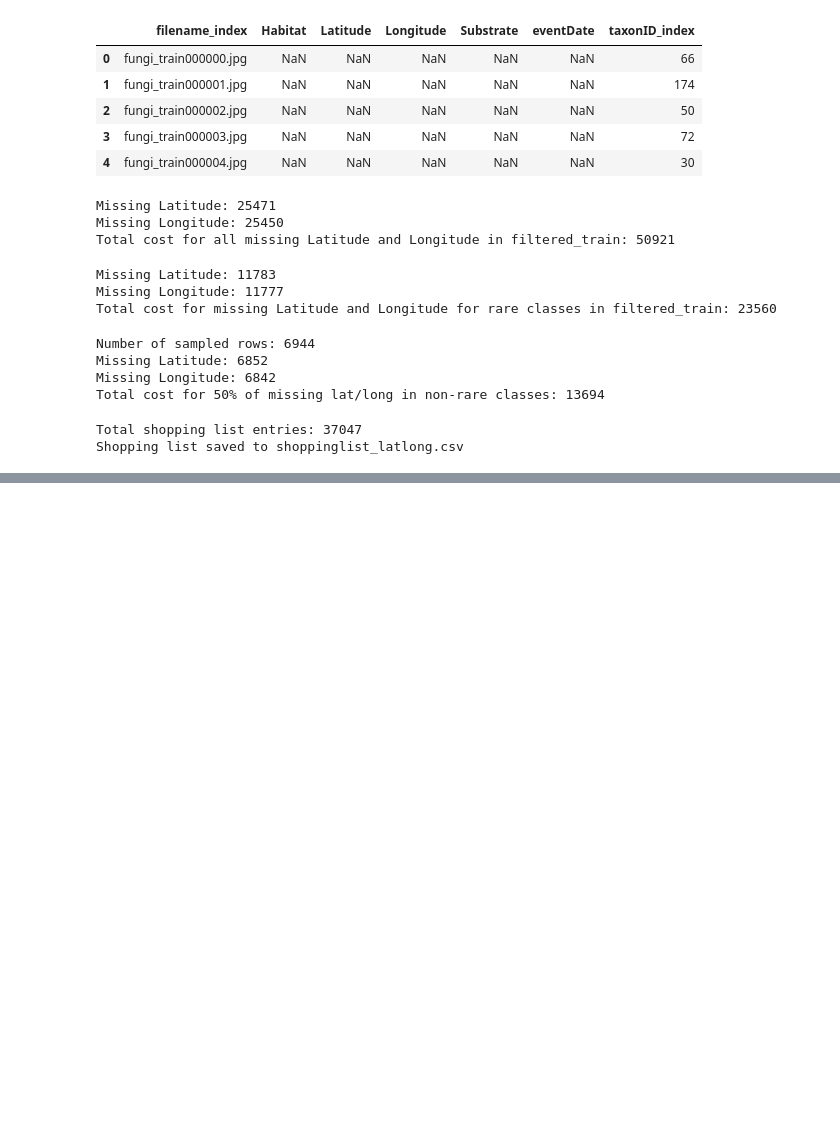
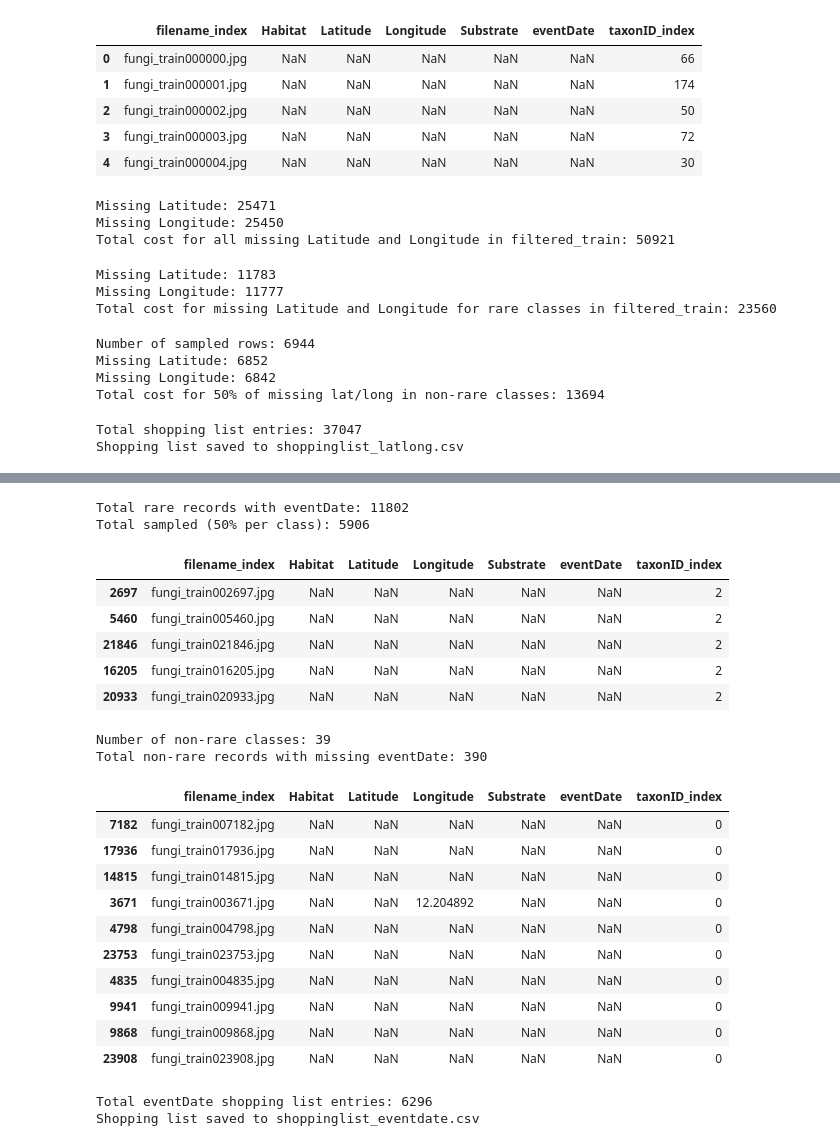
Before and after one commit to alliethebanana/MultimodalDataChallenge2025, a Jupyter notebook: notebooks/01_class_balance.ipynb, the cells around one changed output, grey strips where cells are left out. Drawn from its saved outputs; the diff is of its cells as text; code cells hidden in the pictures; blank space fills up the shorter version.

```diff
--- a/notebooks/01_class_balance.ipynb
+++ b/notebooks/01_class_balance.ipynb
@@ -374,0 +455,77 @@ Shopping list saved to shoppinglist_latlong.csv
+# %%
+# Select all rare classes from filtered_train
+rare_class_ids = rare_classes.index
+rare_rows = filtered_train[filtered_train['taxonID_index'].isin(rare_class_ids)]
+
+# Filter out records that do not have eventDate
+rare_with_event = rare_rows[rare_rows['eventDate'].isnull()]
+
+# Select 50% of each class (random sample, stratified by class)
+rare_with_event_sampled = (
+    rare_with_event
+    .groupby('taxonID_index', group_keys=False)
+    .apply(lambda x: x.sample(frac=0.5, random_state=42) if len(x) > 1 else x)
+)
+
+print(f"Total rare records with eventDate: {len(rare_with_event)}")
+print(f"Total sampled (50% per class): {len(rare_with_event_sampled)}")
+display(rare_with_event_sampled.head())
+
+# Get non-rare class IDs
+non_rare_class_ids = summary.index.difference(rare_class_ids)
+
+# Filter filtered_train for non-rare classes
+non_rare_rows = filtered_train[filtered_train['taxonID_index'].isin(non_rare_class_ids)]
+
+# For each non-rare class, select up to 5 rows where eventDate is null
+non_rare_event_missing = (
+    non_rare_rows[non_rare_rows['eventDate'].isnull()]
+    .groupby('taxonID_index', group_keys=False)
+    .apply(lambda x: x.sample(n=min(len(x), 10), random_state=42))
+)
+print(f"Number of non-rare classes: {len(non_rare_class_ids)}")
+print(f"Total non-rare records with missing eventDate: {len(non_rare_event_missing)}")
+display(non_rare_event_missing.head(10))
+
+# Prepare shopping list for eventDate for rare and non-rare classes
+event_date_shopping_list = []
+
+# Add rare class sampled rows
+for _, row in rare_with_event_sampled.iterrows():
+    event_date_shopping_list.append([row['filename_index'], 'eventDate'])
+
+# Add non-rare class rows (up to 10 per class)
+for _, row in non_rare_event_missing.iterrows():
+    event_date_shopping_list.append([row['filename_index'], 'eventDate'])
+
+print(f"Total eventDate shopping list entries: {len(event_date_shopping_list)}")
+
+# Optionally, write to CSV
+with open("shoppinglist_eventdate.csv", mode="w", newline="") as f:
+    writer = csv.writer(f)
+    writer.writerows(event_date_shopping_list)
+print("Shopping list saved to shoppinglist_eventdate.csv")
+# %% [output]
+Total rare records with eventDate: 11802
+Total sampled (50% per class): 5906
+|  | filename_index | Habitat | Latitude | Longitude | Substrate | eventDate | taxonID_index |
+| 2697 | fungi_train002697.jpg | NaN | NaN | NaN | NaN | NaN | 2 |
+| 5460 | fungi_train005460.jpg | NaN | NaN | NaN | NaN | NaN | 2 |
+| 21846 | fungi_train021846.jpg | NaN | NaN | NaN | NaN | NaN | 2 |
+| 16205 | fungi_train016205.jpg | NaN | NaN | NaN | NaN | NaN | 2 |
+| 20933 | fungi_train020933.jpg | NaN | NaN | NaN | NaN | NaN | 2 |
+Number of non-rare classes: 39
+Total non-rare records with missing eventDate: 390
+|  | filename_index | Habitat | Latitude | Longitude | Substrate | eventDate | taxonID_index |
+| 7182 | fungi_train007182.jpg | NaN | NaN | NaN | NaN | NaN | 0 |
+| 17936 | fungi_train017936.jpg | NaN | NaN | NaN | NaN | NaN | 0 |
+| 14815 | fungi_train014815.jpg | NaN | NaN | NaN | NaN | NaN | 0 |
+| 3671 | fungi_train003671.jpg | NaN | NaN | 12.204892 | NaN | NaN | 0 |
+| 4798 | fungi_train004798.jpg | NaN | NaN | NaN | NaN | NaN | 0 |
+| 23753 | fungi_train023753.jpg | NaN | NaN | NaN | NaN | NaN | 0 |
+| 4835 | fungi_train004835.jpg | NaN | NaN | NaN | NaN | NaN | 0 |
+| 9941 | fungi_train009941.jpg | NaN | NaN | NaN | NaN | NaN | 0 |
+| 9868 | fungi_train009868.jpg | NaN | NaN | NaN | NaN | NaN | 0 |
+| 23908 | fungi_train023908.jpg | NaN | NaN | NaN | NaN | NaN | 0 |
+Total eventDate shopping list entries: 6296
+Shopping list saved to shoppinglist_eventdate.csv
```
Also changed, not shown: parts of 4 cells of this notebook, 4 other files.
